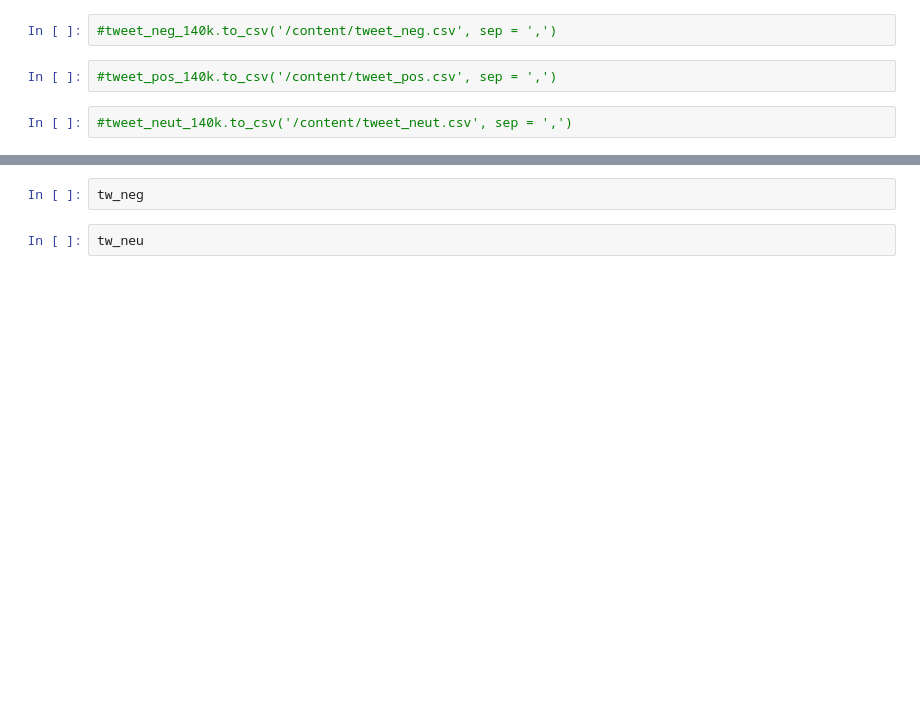
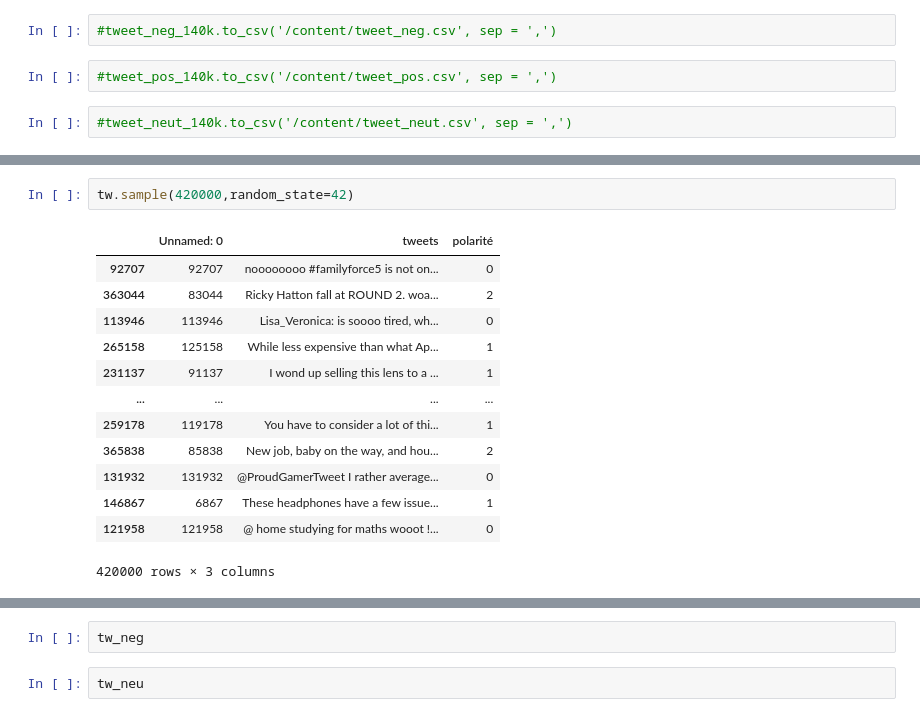
Before and after one commit to max-cyril/sentiment_analysis, a Jupyter notebook: Untitled9.ipynb, the cells around one changed output, grey strips where cells are left out. Saved outputs shown, nothing was run; the diff lists cells and outputs as text; blank space fills up the shorter version.

```diff
--- a/Untitled9.ipynb
+++ b/Untitled9.ipynb
@@ -246,0 +266,16 @@ tw_neu=pd.read_csv('/content/tweet_neut.csv',sep=',',header=None,skiprows = [0],
+# %%
+tw.sample(420000,random_state=42)
+# %% [output]
+|  | Unnamed: 0 | tweets | polarité |
+| 92707 | 92707 | noooooooo #familyforce5 is not on... | 0 |
+| 363044 | 83044 | Ricky Hatton fall at ROUND 2. woa... | 2 |
+| 113946 | 113946 | Lisa_Veronica: is soooo tired, wh... | 0 |
+| 265158 | 125158 | While less expensive than what Ap... | 1 |
+| 231137 | 91137 | I wond up selling this lens to a ... | 1 |
+| ... | ... | ... | ... |
+| 259178 | 119178 | You have to consider a lot of thi... | 1 |
+| 365838 | 85838 | New job, baby on the way, and hou... | 2 |
+| 131932 | 131932 | @ProudGamerTweet I rather average... | 0 |
+| 146867 | 6867 | These headphones have a few issue... | 1 |
+| 121958 | 121958 | @ home studying for maths wooot !... | 0 |
+420000 rows × 3 columns
```
Also changed, not shown: parts of 9 cells of this notebook.
